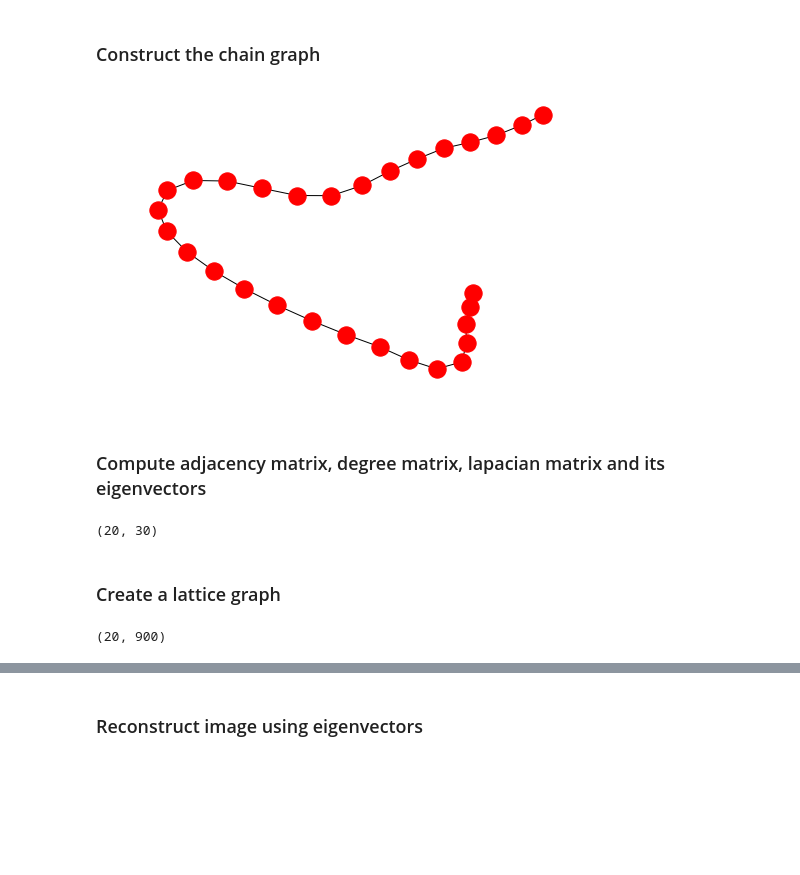
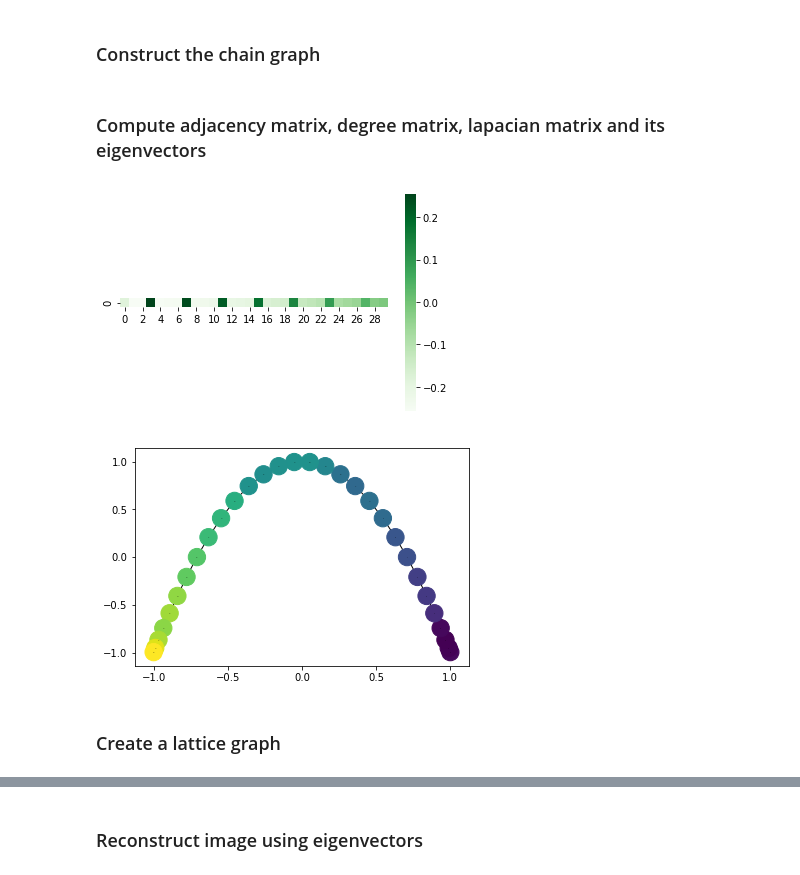
Before and after one commit to BinaryFiddler/UCSD-CSE291-Archive, a Jupyter notebook: homework4/Q1.ipynb, the cells around one changed output, grey strips where cells are left out. Saved outputs shown, nothing was run; the diff lists cells and outputs as text; code cells hidden in the pictures; blank space fills up the shorter version.

```diff
--- a/homework4/Q1.ipynb
+++ b/homework4/Q1.ipynb
@@ -5,19 +7,10 @@ import numpy as np
 # %% [markdown]
 ### Construct the chain graph
-# %%
-chain = nx.Graph()
-for i in range(30):
-    if i == 0:
-        continue
-    chain.add_weighted_edges_from([(i-1, i, 1)])
-# %%
-nx.draw(chain)
-plt.draw()
-# %% [output]
-[figure, removed]
 # %% [markdown]
 ### Compute adjacency matrix, degree matrix, lapacian matrix and its eigenvectors
 # %%
+chain = nx.grid_graph([30])
+
 chain_A = nx.to_numpy_array(chain)
 
 chain_D = np.zeros(np.shape(chain_A))
@@ -25,9 +18,5 @@ for i in range(len(chain_A)):
     chain_D[i][i] = np.sum(chain_A[i])
 
 chain_L = chain_D - chain_A
-chain_w, chain_v = np.linalg.eig(chain_L)
+chain_w, chain_v = np.linalg.eigh(chain_L)
+chain_v = chain_v.T
-# %%
-np.shape(chain_v[:20])
-Image.fromarray(chain_v[:20])
-# %% [output]
-(20, 30)
@@ -34,3 +25,12 @@ Image.fromarray(chain_v[:20])
+# %%
+ax = sns.heatmap(np.reshape(chain_v[0], [1, 30]),cmap="Greens", square=True)
+# %% [output]
+[figure, added]
+# %%
+pos = nx.spectral_layout(chain)
+nx.draw_networkx(chain, pos=pos, node_color=chain_v[0], font_size=0)
+# %% [output]
+[figure, added]
 # %% [markdown]
 ### Create a lattice graph
 # %%
@@ -49,4 +50,0 @@ lattice_w, lattice_v = np.linalg.eig(lattice_L)
-# %%
-np.shape(lattice_v[:20])
-# %% [output]
-(20, 900)
```
Also changed, not shown: parts of 16 cells of this notebook, 6 other files.
